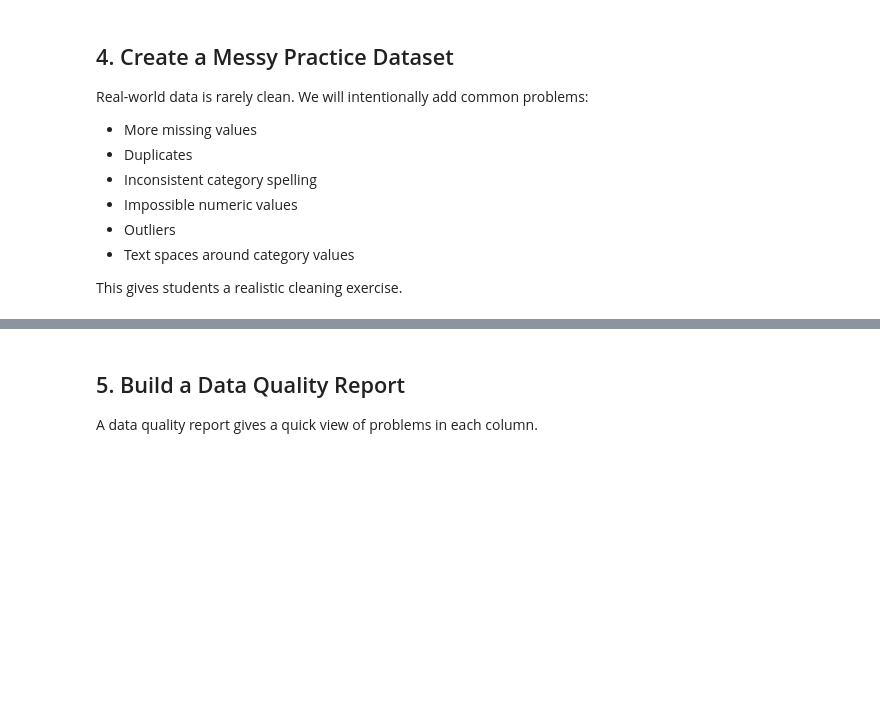
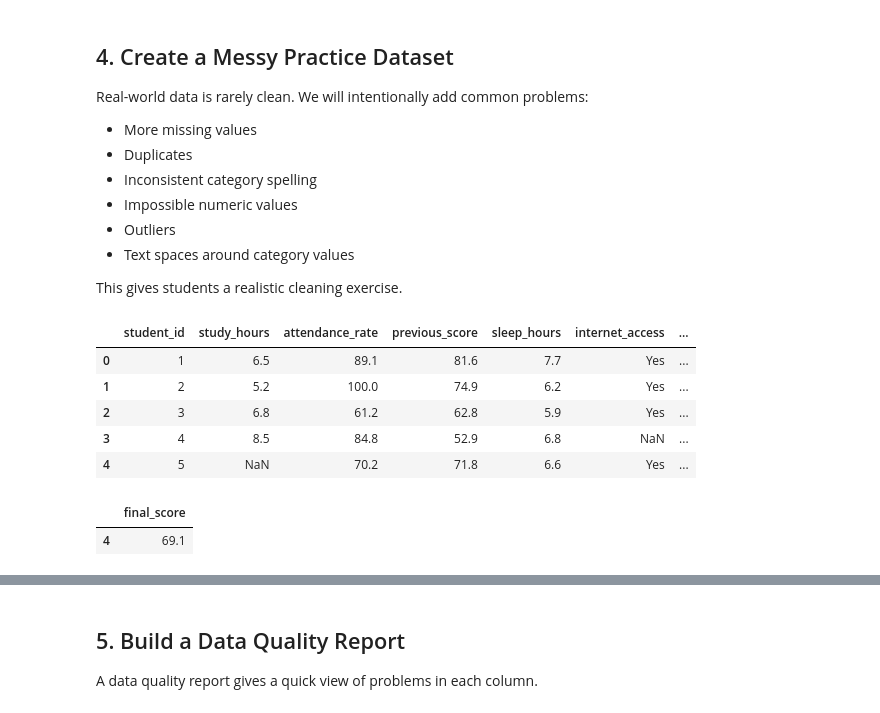
Before and after one commit to HrithikOAB/data-science-learning, a Jupyter notebook: Data_Cleaning_and_Preprocessing_Course.ipynb, the cells around one changed output, grey strips where cells are left out. Drawn from its saved outputs; the diff is of its cells as text; code cells hidden in the pictures; blank space fills up the shorter version.

```diff
--- a/Data_Cleaning_and_Preprocessing_Course.ipynb
+++ b/Data_Cleaning_and_Preprocessing_Course.ipynb
@@ -127,3 +244,33 @@ Real-world data is rarely clean. We will intentionally add common problems:
 - Text spaces around category values
 
 This gives students a realistic cleaning exercise.
+# %%
+messy_data = raw_data.copy()
+messy_data.head()
+
+for column, count in {
+    "study_hours": 25,
+    "attendance_rate": 20,
+    "previous_score": 15,
+    "sleep_hours": 12,
+    "internet_access": 18,
+    "parent_education": 10,
+    "extra_classes": 14,
+}.items():
+    rows = np.random.choice(messy_data.index, size=count, replace=False)
+    messy_data.loc[rows, column] = np.nan
+
+
+messy_data.head()
+# %% [output]
+|  | student_id | study_hours | attendance_rate | previous_score | sleep_hours | internet_access | ... |
+| 0 | 1 | 6.5 | 89.1 | 81.6 | 7.7 | Yes | ... |
+| 1 | 2 | 5.2 | 100.0 | 74.9 | 6.2 | Yes | ... |
+| 2 | 3 | 6.8 | 61.2 | 62.8 | 5.9 | Yes | ... |
+| 3 | 4 | 8.5 | 84.8 | 52.9 | 6.8 | NaN | ... |
+| 4 | 5 | NaN | 70.2 | 71.8 | 6.6 | Yes | ... |
+# %%
+messy_data.loc[[4],['final_score']]
+# %% [output]
+|  | final_score |
+| 4 | 69.1 |
```
Also changed, not shown: parts of 27 cells of this notebook, 25 other files.
